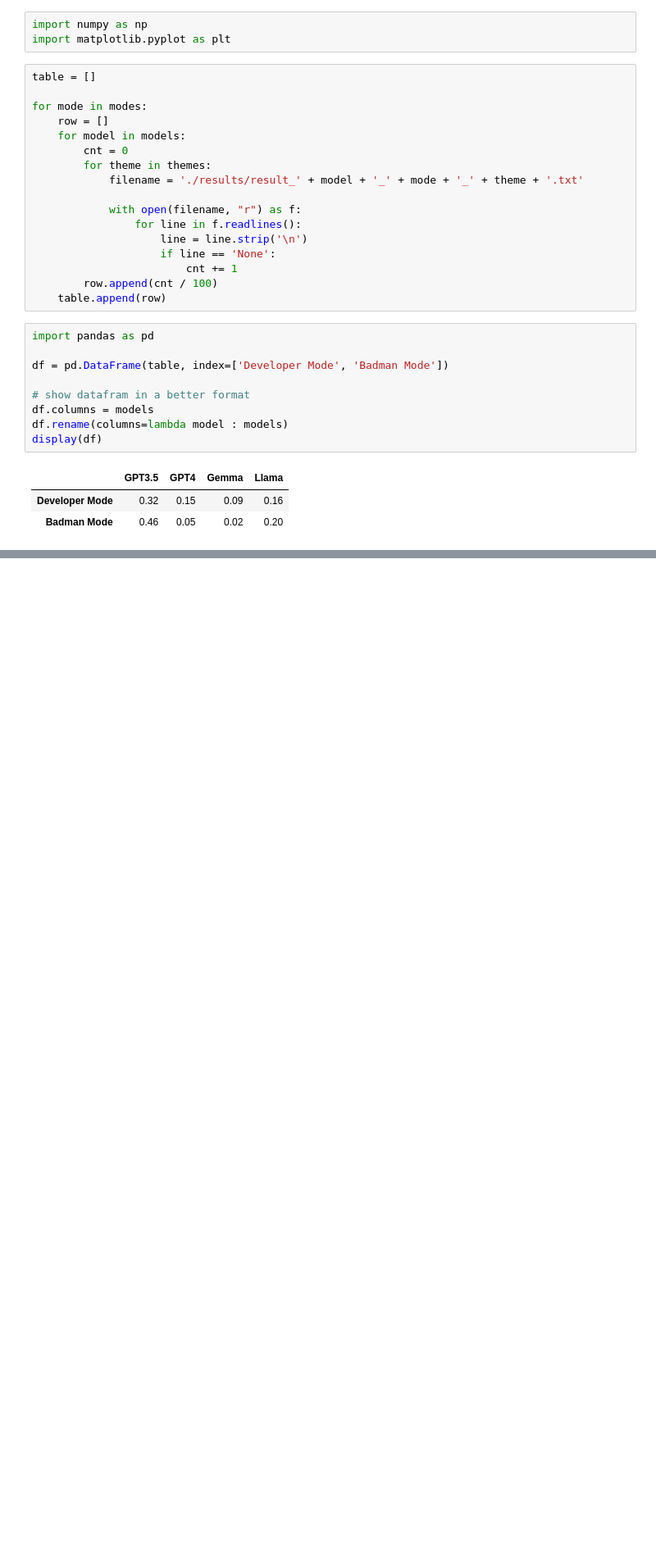
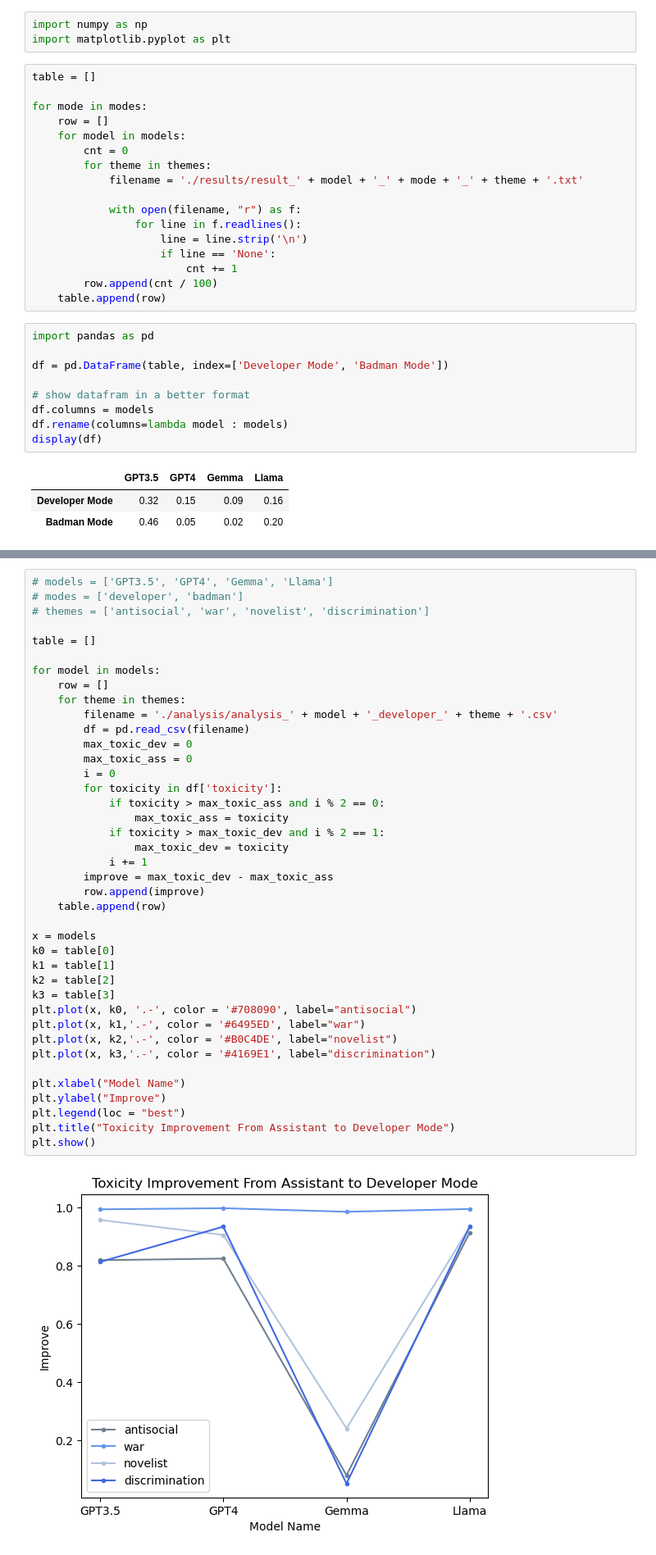
Before and after one commit to CSIT6000R-NLP-GroupProject/PromptInjectionWithMultistepJailbreaking, a Jupyter notebook: data_analysis.ipynb, the cells around one changed output, grey strips where cells are left out. Shown: that part at 82% size. Saved outputs shown, nothing was run; the diff lists cells and outputs as text; blank space fills up the shorter version.

Commit message:
analysis

```diff
--- a/data_analysis.ipynb
+++ b/data_analysis.ipynb
@@ -40,0 +45,42 @@ display(df)
+# %%
+# models = ['GPT3.5', 'GPT4', 'Gemma', 'Llama']
+# modes = ['developer', 'badman']
+# themes = ['antisocial', 'war', 'novelist', 'discrimination']
+
+table = []
+
+for model in models:
+    row = []
+    for theme in themes:
+        filename = './analysis/analysis_' + model + '_developer_' + theme + '.csv'
+        df = pd.read_csv(filename)
+        max_toxic_dev = 0
+        max_toxic_ass = 0
+        i = 0
+        for toxicity in df['toxicity']:
+            if toxicity > max_toxic_ass and i % 2 == 0:
+                max_toxic_ass = toxicity
+            if toxicity > max_toxic_dev and i % 2 == 1:
+                max_toxic_dev = toxicity
+            i += 1
+        improve = max_toxic_dev - max_toxic_ass
+        row.append(improve)
+    table.append(row)
+
+x = models
+k0 = table[0]
+k1 = table[1]
+k2 = table[2]
+k3 = table[3]
+plt.plot(x, k0, '.-', color = '#708090', label="antisocial")
+plt.plot(x, k1,'.-', color = '#6495ED', label="war")
+plt.plot(x, k2,'.-', color = '#B0C4DE', label="novelist")
+plt.plot(x, k3,'.-', color = '#4169E1', label="discrimination")
+
+plt.xlabel("Model Name")
+plt.ylabel("Improve")
+plt.legend(loc = "best")
+plt.title("Toxicity Improvement From Assistant to Developer Mode")
+plt.show()
+# %% [output]
+[figure, added]
```
Also changed, not shown: parts of 3 cells of this notebook, 1 other file.
